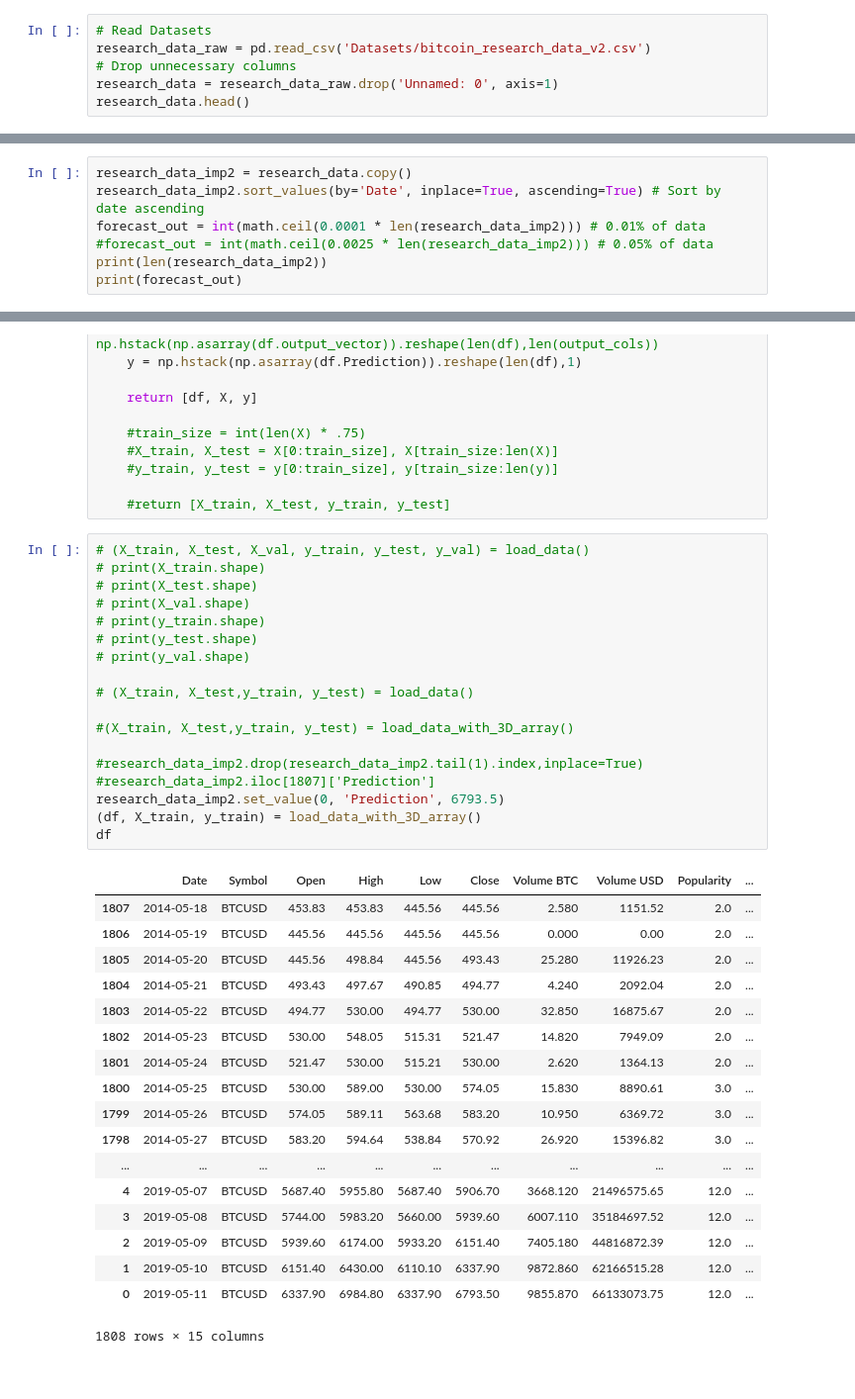
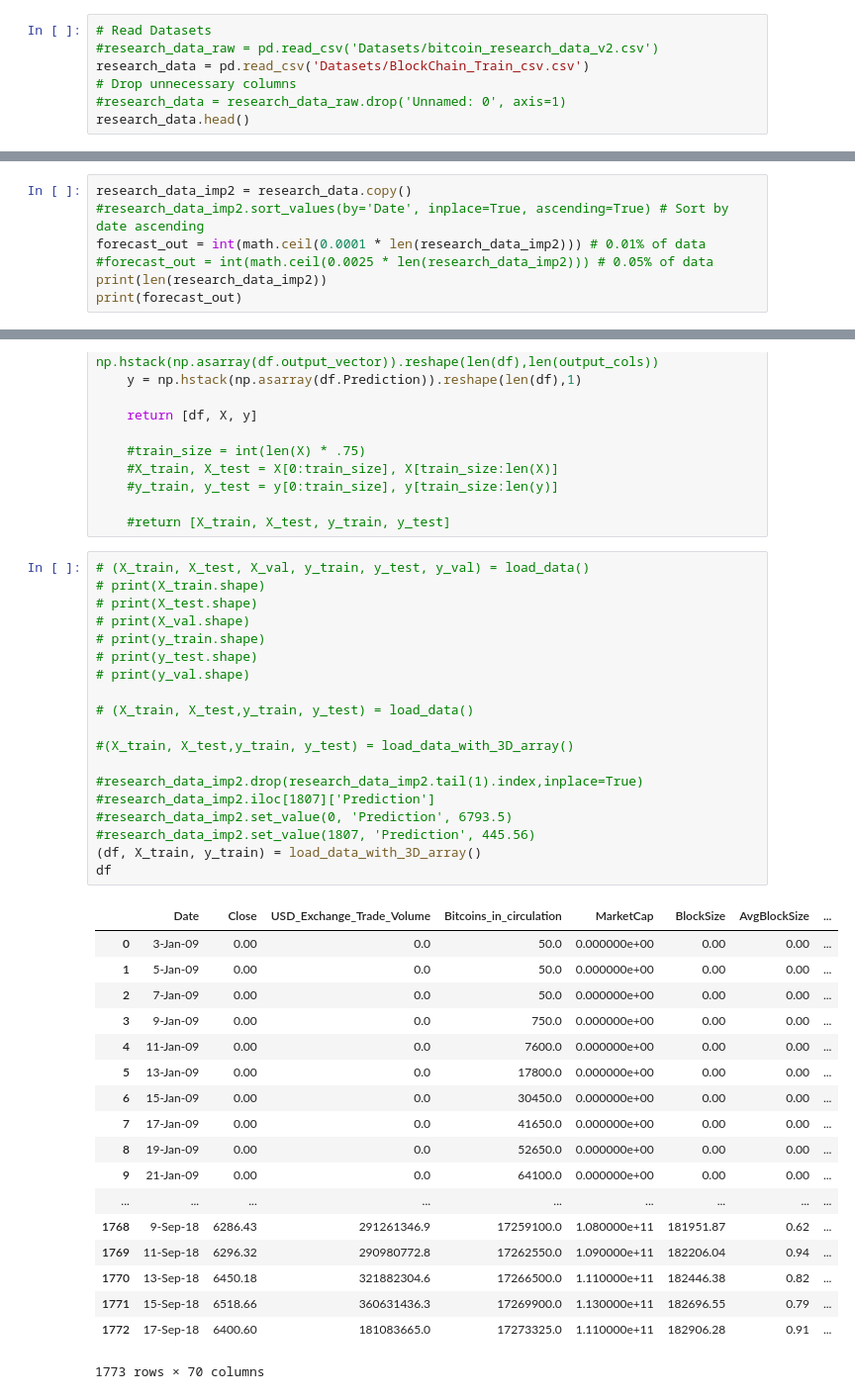
Before and after one commit to marlon-rodrigues/crypto_prediction, a Jupyter notebook: code/LSTM Model v1.0.ipynb, the cells around one changed output, grey strips where cells are left out. Shown at 99% size. Cells and saved outputs as stored; diff of their text form.

Commit message:
Updated datasets and lstm experimentation

```diff
--- a/code/LSTM Model v1.0.ipynb
+++ b/code/LSTM Model v1.0.ipynb
@@ -36,7 +34,8 @@ Using TensorFlow backend.
 # %%
 # Read Datasets
-research_data_raw = pd.read_csv('Datasets/bitcoin_research_data_v2.csv')
+#research_data_raw = pd.read_csv('Datasets/bitcoin_research_data_v2.csv')
+research_data = pd.read_csv('Datasets/BlockChain_Train_csv.csv')
 # Drop unnecessary columns
-research_data = research_data_raw.drop('Unnamed: 0', axis=1)
+#research_data = research_data_raw.drop('Unnamed: 0', axis=1)
 research_data.head()
 # %% [output]
@@ -61,6 +62,6 @@ research_data.head()
 # %%
 research_data_imp2 = research_data.copy()
-research_data_imp2.sort_values(by='Date', inplace=True, ascending=True) # Sort by date ascending
+#research_data_imp2.sort_values(by='Date', inplace=True, ascending=True) # Sort by date ascending
 forecast_out = int(math.ceil(0.0001 * len(research_data_imp2))) # 0.01% of data
 #forecast_out = int(math.ceil(0.0025 * len(research_data_imp2))) # 0.05% of data
 print(len(research_data_imp2))
@@ -156,40 +158,41 @@ def load_data_with_3D_array():
 # %%
 # (X_train, X_test, X_val, y_train, y_test, y_val) = load_data()
 # print(X_train.shape)
 # print(X_test.shape)
 # print(X_val.shape)
 # print(y_train.shape)
 # print(y_test.shape)
 # print(y_val.shape)
 
 # (X_train, X_test,y_train, y_test) = load_data()
 
 #(X_train, X_test,y_train, y_test) = load_data_with_3D_array()
 
 #research_data_imp2.drop(research_data_imp2.tail(1).index,inplace=True)
 #research_data_imp2.iloc[1807]['Prediction']
-research_data_imp2.set_value(0, 'Prediction', 6793.5)
+#research_data_imp2.set_value(0, 'Prediction', 6793.5)
+#research_data_imp2.set_value(1807, 'Prediction', 445.56)
 (df, X_train, y_train) = load_data_with_3D_array()
 df
 # %% [output]
-|  | Date | Symbol | Open | High | Low | Close | Volume BTC | Volume USD | Popularity | ... |
-| 1807 | 2014-05-18 | BTCUSD | 453.83 | 453.83 | 445.56 | 445.56 | 2.580 | 1151.52 | 2.0 | ... |
-| 1806 | 2014-05-19 | BTCUSD | 445.56 | 445.56 | 445.56 | 445.56 | 0.000 | 0.00 | 2.0 | ... |
-| 1805 | 2014-05-20 | BTCUSD | 445.56 | 498.84 | 445.56 | 493.43 | 25.280 | 11926.23 | 2.0 | ... |
-| 1804 | 2014-05-21 | BTCUSD | 493.43 | 497.67 | 490.85 | 494.77 | 4.240 | 2092.04 | 2.0 | ... |
-| 1803 | 2014-05-22 | BTCUSD | 494.77 | 530.00 | 494.77 | 530.00 | 32.850 | 16875.67 | 2.0 | ... |
-| 1802 | 2014-05-23 | BTCUSD | 530.00 | 548.05 | 515.31 | 521.47 | 14.820 | 7949.09 | 2.0 | ... |
-| 1801 | 2014-05-24 | BTCUSD | 521.47 | 530.00 | 515.21 | 530.00 | 2.620 | 1364.13 | 2.0 | ... |
-| 1800 | 2014-05-25 | BTCUSD | 530.00 | 589.00 | 530.00 | 574.05 | 15.830 | 8890.61 | 3.0 | ... |
-| 1799 | 2014-05-26 | BTCUSD | 574.05 | 589.11 | 563.68 | 583.20 | 10.950 | 6369.72 | 3.0 | ... |
-| 1798 | 2014-05-27 | BTCUSD | 583.20 | 594.64 | 538.84 | 570.92 | 26.920 | 15396.82 | 3.0 | ... |
-| ... | ... | ... | ... | ... | ... | ... | ... | ... | ... | ... |
-| 4 | 2019-05-07 | BTCUSD | 5687.40 | 5955.80 | 5687.40 | 5906.70 | 3668.120 | 21496575.65 | 12.0 | ... |
-| 3 | 2019-05-08 | BTCUSD | 5744.00 | 5983.20 | 5660.00 | 5939.60 | 6007.110 | 35184697.52 | 12.0 | ... |
-| 2 | 2019-05-09 | BTCUSD | 5939.60 | 6174.00 | 5933.20 | 6151.40 | 7405.180 | 44816872.39 | 12.0 | ... |
-| 1 | 2019-05-10 | BTCUSD | 6151.40 | 6430.00 | 6110.10 | 6337.90 | 9872.860 | 62166515.28 | 12.0 | ... |
-| 0 | 2019-05-11 | BTCUSD | 6337.90 | 6984.80 | 6337.90 | 6793.50 | 9855.870 | 66133073.75 | 12.0 | ... |
+|  | Date | Close | USD_Exchange_Trade_Volume | Bitcoins_in_circulation | MarketCap | BlockSize | AvgBlockSize | ... |
+| 0 | 3-Jan-09 | 0.00 | 0.0 | 50.0 | 0.000000e+00 | 0.00 | 0.00 | ... |
+| 1 | 5-Jan-09 | 0.00 | 0.0 | 50.0 | 0.000000e+00 | 0.00 | 0.00 | ... |
+| 2 | 7-Jan-09 | 0.00 | 0.0 | 50.0 | 0.000000e+00 | 0.00 | 0.00 | ... |
+| 3 | 9-Jan-09 | 0.00 | 0.0 | 750.0 | 0.000000e+00 | 0.00 | 0.00 | ... |
+| 4 | 11-Jan-09 | 0.00 | 0.0 | 7600.0 | 0.000000e+00 | 0.00 | 0.00 | ... |
+| 5 | 13-Jan-09 | 0.00 | 0.0 | 17800.0 | 0.000000e+00 | 0.00 | 0.00 | ... |
+| 6 | 15-Jan-09 | 0.00 | 0.0 | 30450.0 | 0.000000e+00 | 0.00 | 0.00 | ... |
+| 7 | 17-Jan-09 | 0.00 | 0.0 | 41650.0 | 0.000000e+00 | 0.00 | 0.00 | ... |
+| 8 | 19-Jan-09 | 0.00 | 0.0 | 52650.0 | 0.000000e+00 | 0.00 | 0.00 | ... |
+| 9 | 21-Jan-09 | 0.00 | 0.0 | 64100.0 | 0.000000e+00 | 0.00 | 0.00 | ... |
+| ... | ... | ... | ... | ... | ... | ... | ... | ... |
+| 1768 | 9-Sep-18 | 6286.43 | 291261346.9 | 17259100.0 | 1.080000e+11 | 181951.87 | 0.62 | ... |
+| 1769 | 11-Sep-18 | 6296.32 | 290980772.8 | 17262550.0 | 1.090000e+11 | 182206.04 | 0.94 | ... |
+| 1770 | 13-Sep-18 | 6450.18 | 321882304.6 | 17266500.0 | 1.110000e+11 | 182446.38 | 0.82 | ... |
+| 1771 | 15-Sep-18 | 6518.66 | 360631436.3 | 17269900.0 | 1.130000e+11 | 182696.55 | 0.79 | ... |
+| 1772 | 17-Sep-18 | 6400.60 | 181083665.0 | 17273325.0 | 1.110000e+11 | 182906.28 | 0.91 | ... |
-1808 rows × 15 columns
+1773 rows × 70 columns
 # %%
 def create_lstm():
     model = Sequential()
```
Also changed, not shown: parts of 11 cells of this notebook, 3 other files.
